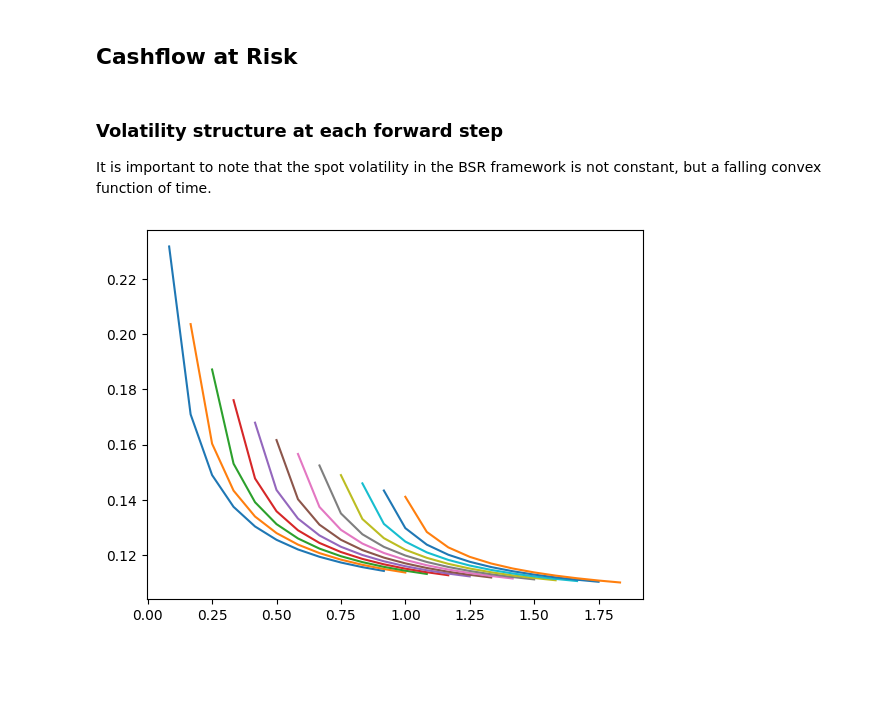
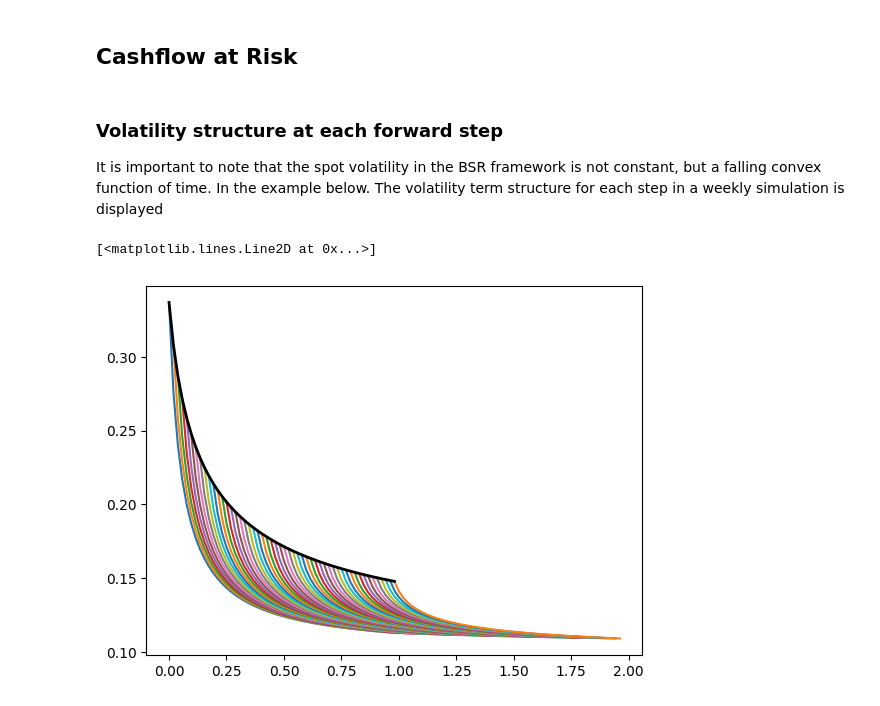
Before and after one commit to bmyksvoll/curves, a Jupyter notebook: bsr_simulation.ipynb, the cells around one changed output. Cells and saved outputs as stored; diff of their text form; code cells hidden in the pictures; blank space fills up the shorter version.

```diff
--- a/bsr_simulation.ipynb
+++ b/bsr_simulation.ipynb
@@ -161,7 +161,7 @@ plt.plot(times_tau, vol_tau)
 # %%
 # Parameters
 
-n_sims = 100  # Number of paths to simulate
+n_sims = 1000  # Number of paths to simulate
 T = 2  # Total time in years
 dt = 1/365  # Daily time step
 #n_steps = int(T / dt)
@@ -179,8 +179,9 @@ vol_tau = bsr_volatility.sigma_brs(t, tau, times_tau, a,b,c)
 # Generate independent random samples
 w = np.random.randn(n_sims, 3)
 
-term_structure_initial = bsr_volatility.term_structure(times)
-term_structure_tau = bsr_volatility.term_structure(times_tau)
+
+term_structure_initial = bsr_volatility.term_structure(times)  # initial term structure
+term_structure_tau = bsr_volatility.term_structure(times_tau)  # slice of initial term structure starting at tau.
 
 f1 = bsr_volatility.sigma_factor1(t, tau, times_tau, a,b)
 f2 = bsr_volatility.sigma_factor2(t, tau, times_tau, a,b,c)
@@ -219,20 +220,27 @@ plt.plot(times_tau, vol_tau)
 # %% [markdown]
 ### Volatility structure at each forward step
 It is important to note that the spot volatility in the BSR framework is not constant, but a falling convex function of time.
+In the example below. The volatility term structure for each step in a weekly simulation is displayed
 # %%
-#sigma_brs (t, tau, T, a,b,c)
-dt = 1/12
+dt = 1/52
 T = 1
 
 b = 2/3/10
 a = 0.2*b
 c = 0.1
 
+
+
 initial_times = np.arange(0, T, dt)   # Time steps
+vol = [0] * initial_times
 
 for i, t in enumerate(initial_times):
     step_times = initial_times + t
     sigma = bsr_volatility.sigma_brs(0, t+dt, step_times, a,b,c)
+    vol[i] = sigma[0]
     plt.plot(step_times, sigma)
+
+plt.plot(initial_times, vol, color='black', lw=2, label='Term Structure')
 # %% [output]
+[<matplotlib.lines.Line2D at 0x...>]
-[figure, old version]
+[figure, new version]
```
Also changed, not shown: parts of 6 cells of this notebook, 1 other file.
